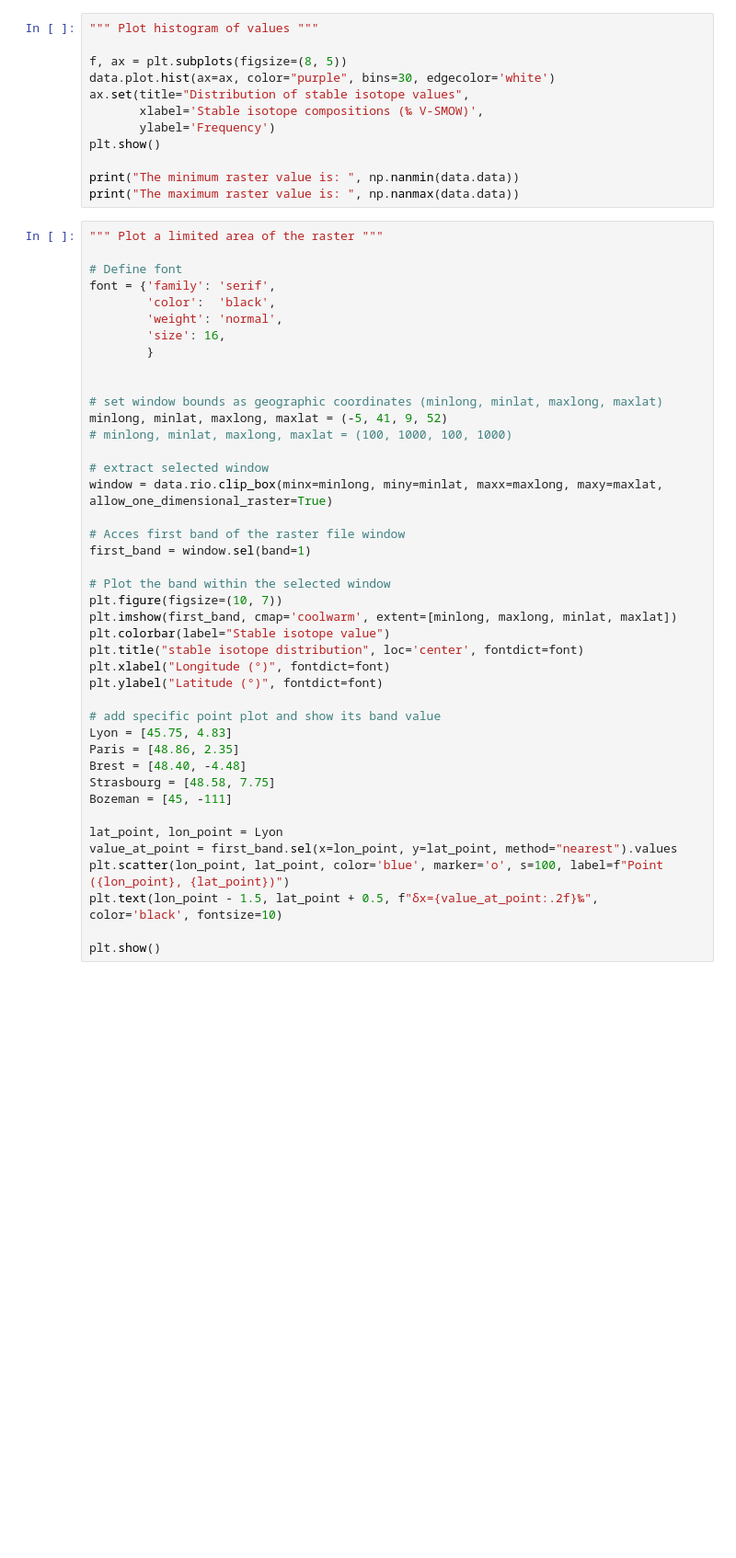
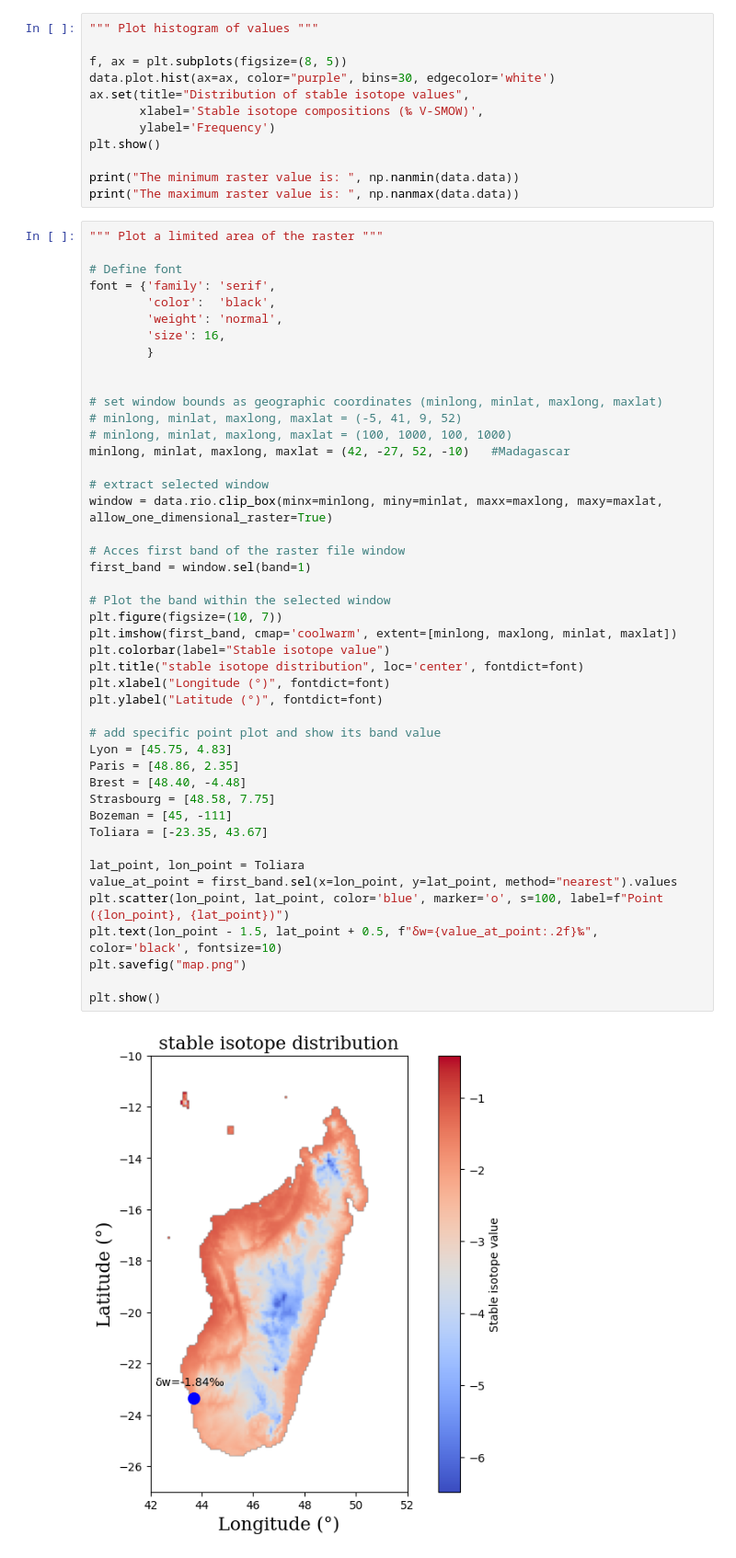
Before and after one commit to Grominou56/IsoMapAccess, a Jupyter notebook: OHprecglobal.ipynb, the cells around one changed output. Shown at 92% size. Cells and saved outputs as stored; diff of their text form; blank space fills up the shorter version.

```diff
--- a/OHprecglobal.ipynb
+++ b/OHprecglobal.ipynb
@@ -73,36 +93,41 @@ font = {'family': 'serif',
 
 
 # set window bounds as geographic coordinates (minlong, minlat, maxlong, maxlat)
-minlong, minlat, maxlong, maxlat = (-5, 41, 9, 52)
+# minlong, minlat, maxlong, maxlat = (-5, 41, 9, 52)
 # minlong, minlat, maxlong, maxlat = (100, 1000, 100, 1000)
+minlong, minlat, maxlong, maxlat = (42, -27, 52, -10)   #Madagascar
 
 # extract selected window
 window = data.rio.clip_box(minx=minlong, miny=minlat, maxx=maxlong, maxy=maxlat, allow_one_dimensional_raster=True)
 
 # Acces first band of the raster file window
 first_band = window.sel(band=1)
 
 # Plot the band within the selected window
 plt.figure(figsize=(10, 7))
 plt.imshow(first_band, cmap='coolwarm', extent=[minlong, maxlong, minlat, maxlat])
 plt.colorbar(label="Stable isotope value")
 plt.title("stable isotope distribution", loc='center', fontdict=font)
 plt.xlabel("Longitude (°)", fontdict=font)
 plt.ylabel("Latitude (°)", fontdict=font)
 
 # add specific point plot and show its band value
 Lyon = [45.75, 4.83]
 Paris = [48.86, 2.35]
 Brest = [48.40, -4.48]
 Strasbourg = [48.58, 7.75]
 Bozeman = [45, -111]
+Toliara = [-23.35, 43.67]
 
-lat_point, lon_point = Lyon
+lat_point, lon_point = Toliara
 value_at_point = first_band.sel(x=lon_point, y=lat_point, method="nearest").values
 plt.scatter(lon_point, lat_point, color='blue', marker='o', s=100, label=f"Point ({lon_point}, {lat_point})")
-plt.text(lon_point - 1.5, lat_point + 0.5, f"δx={value_at_point:.2f}‰", color='black', fontsize=10)
+plt.text(lon_point - 1.5, lat_point + 0.5, f"δw={value_at_point:.2f}‰", color='black', fontsize=10)
+plt.savefig("map.png")
 
 plt.show()
+# %% [output]
+[figure, added]
 # %%
 """ Create a map from openstreetmap centered on given coordinates (latitude, longitude) that we can browse and click to get coordinates """
 
```
Also changed, not shown: parts of 2 cells of this notebook.
